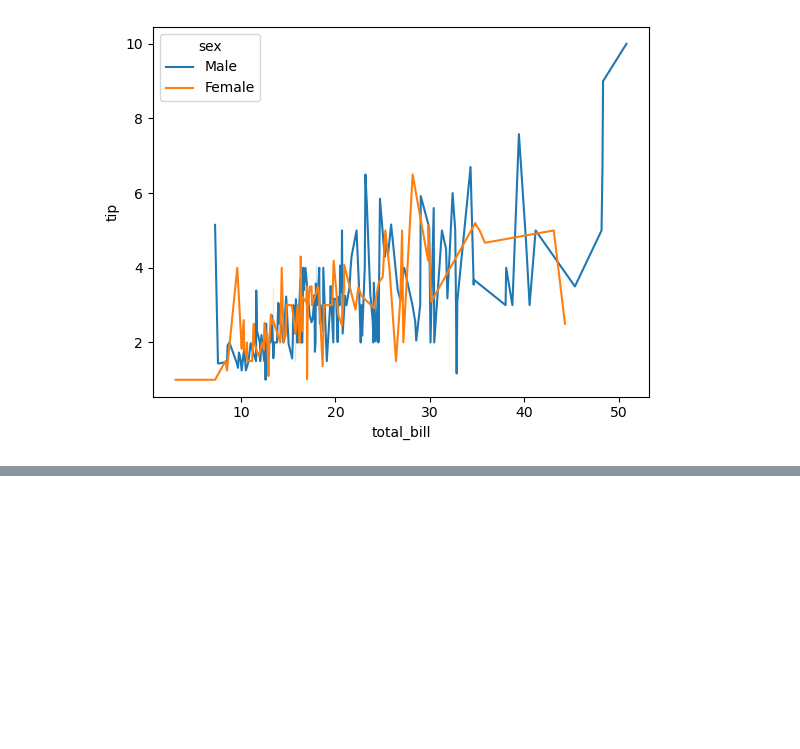
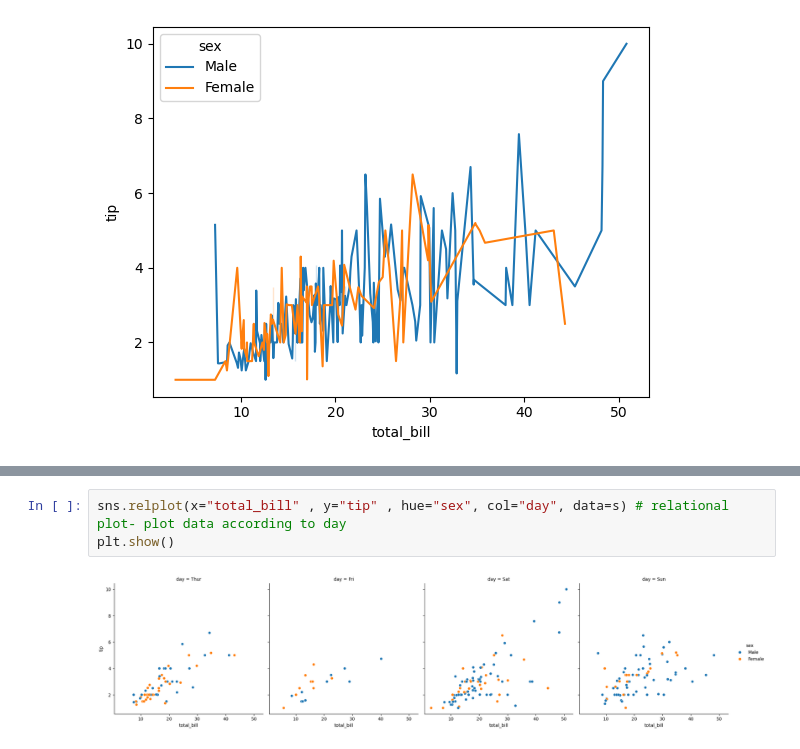
Before and after one commit to anshuKumar-codes/Data_Analytics_Journey, a Jupyter notebook: Pandas/day 3 pandas.ipynb, the cells around one changed output, grey strips where cells are left out. Saved outputs shown, nothing was run; the diff lists cells and outputs as text; blank space fills up the shorter version.

```diff
--- a/Pandas/day 3 pandas.ipynb
+++ b/Pandas/day 3 pandas.ipynb
@@ -1779,0 +1786,5 @@ sns.lineplot(x="total_bill" , y="tip" , hue="sex", data=s)  # lineplot
+# %%
+sns.relplot(x="total_bill" , y="tip" , hue="sex", col="day", data=s) # relational plot- plot data according to day
+plt.show()
+# %% [output]
+[figure, added]
```
Also changed, not shown: parts of 1 cell of this notebook.
